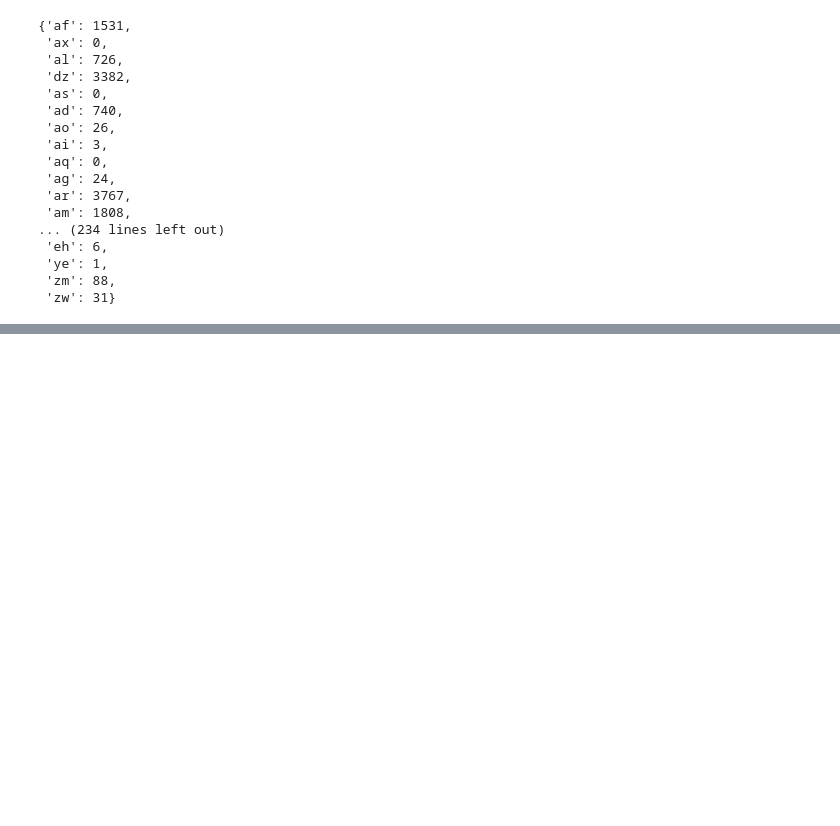
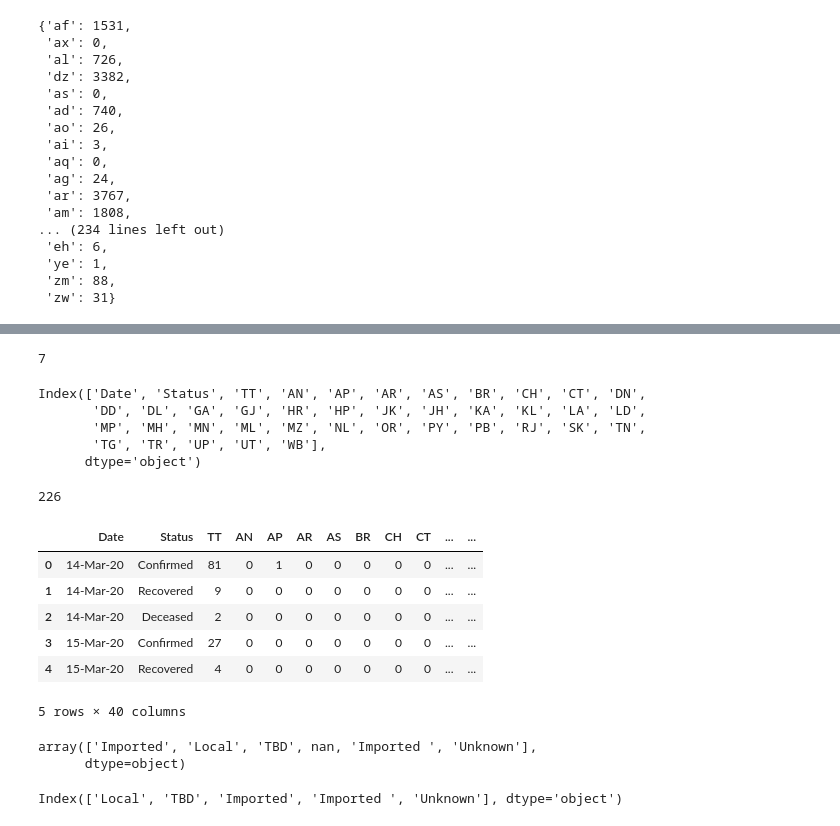
Before and after one commit to bhargavyagnik/Covid19, a Jupyter notebook: Tracker.ipynb, the cells around one changed output, grey strips where cells are left out. Drawn from its saved outputs; the diff is of its cells as text; code cells hidden in the pictures; blank space fills up the shorter version.

```diff
--- a/Tracker.ipynb
+++ b/Tracker.ipynb
@@ -283,0 +380,12 @@ df.head(11)
+# %%
+df[df['Date']==daterange[20].strftime("%d-%b-%y")]['GJ'].values[0]
+# %% [output]
+7
+# %%
+df.columns
+# %% [output]
+Index(['Date', 'Status', 'TT', 'AN', 'AP', 'AR', 'AS', 'BR', 'CH', 'CT', 'DN',
+       'DD', 'DL', 'GA', 'GJ', 'HR', 'HP', 'JK', 'JH', 'KA', 'KL', 'LA', 'LD',
+       'MP', 'MH', 'MN', 'ML', 'MZ', 'NL', 'OR', 'PY', 'PB', 'RJ', 'SK', 'TN',
+       'TG', 'TR', 'UP', 'UT', 'WB'],
+      dtype='object')
@@ -283,0 +445,16 @@ df.head(11)
+# %%
+ttt=pd.read_csv('stats/state_wise_daily.csv')
+# %%
+ttt['GJ'].tail(3).values[0]
+# %% [output]
+226
+# %%
+ttt.head()
+# %% [output]
+|  | Date | Status | TT | AN | AP | AR | AS | BR | CH | CT | ... | ... |
+| 0 | 14-Mar-20 | Confirmed | 81 | 0 | 1 | 0 | 0 | 0 | 0 | 0 | ... | ... |
+| 1 | 14-Mar-20 | Recovered | 9 | 0 | 0 | 0 | 0 | 0 | 0 | 0 | ... | ... |
+| 2 | 14-Mar-20 | Deceased | 2 | 0 | 0 | 0 | 0 | 0 | 0 | 0 | ... | ... |
+| 3 | 15-Mar-20 | Confirmed | 27 | 0 | 0 | 0 | 0 | 0 | 0 | 0 | ... | ... |
+| 4 | 15-Mar-20 | Recovered | 4 | 0 | 0 | 0 | 0 | 0 | 0 | 0 | ... | ... |
+5 rows × 40 columns
@@ -283,0 +463,5 @@ df.head(11)
+# %%
+df['Type of transmission'].unique()
+# %% [output]
+array(['Imported', 'Local', 'TBD', nan, 'Imported ', 'Unknown'],
+      dtype=object)
@@ -283,0 +477,4 @@ df.head(11)
+# %%
+t.index
+# %% [output]
+Index(['Local', 'TBD', 'Imported', 'Imported ', 'Unknown'], dtype='object')
```
Also changed, not shown: parts of 22 cells of this notebook, 28 other files.
